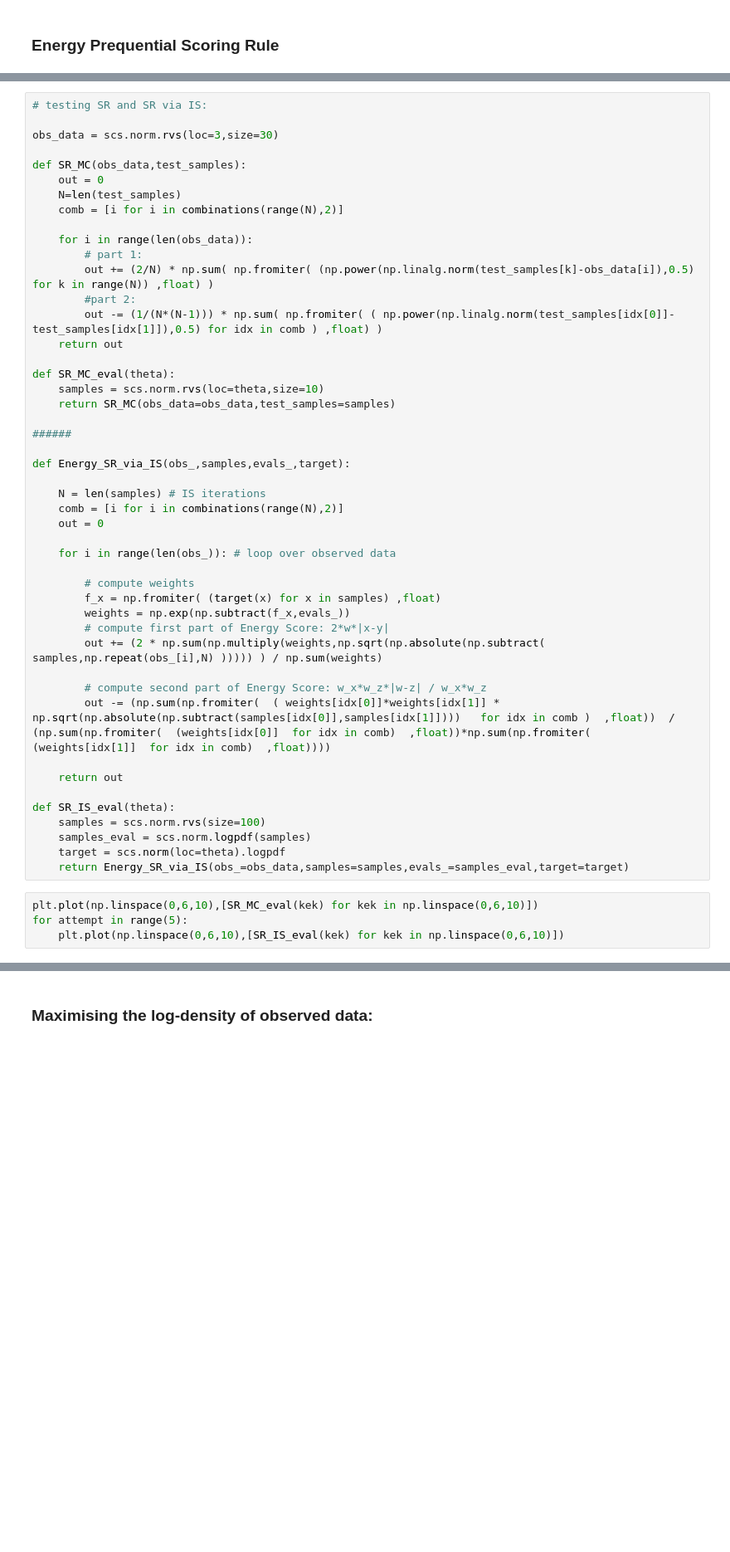
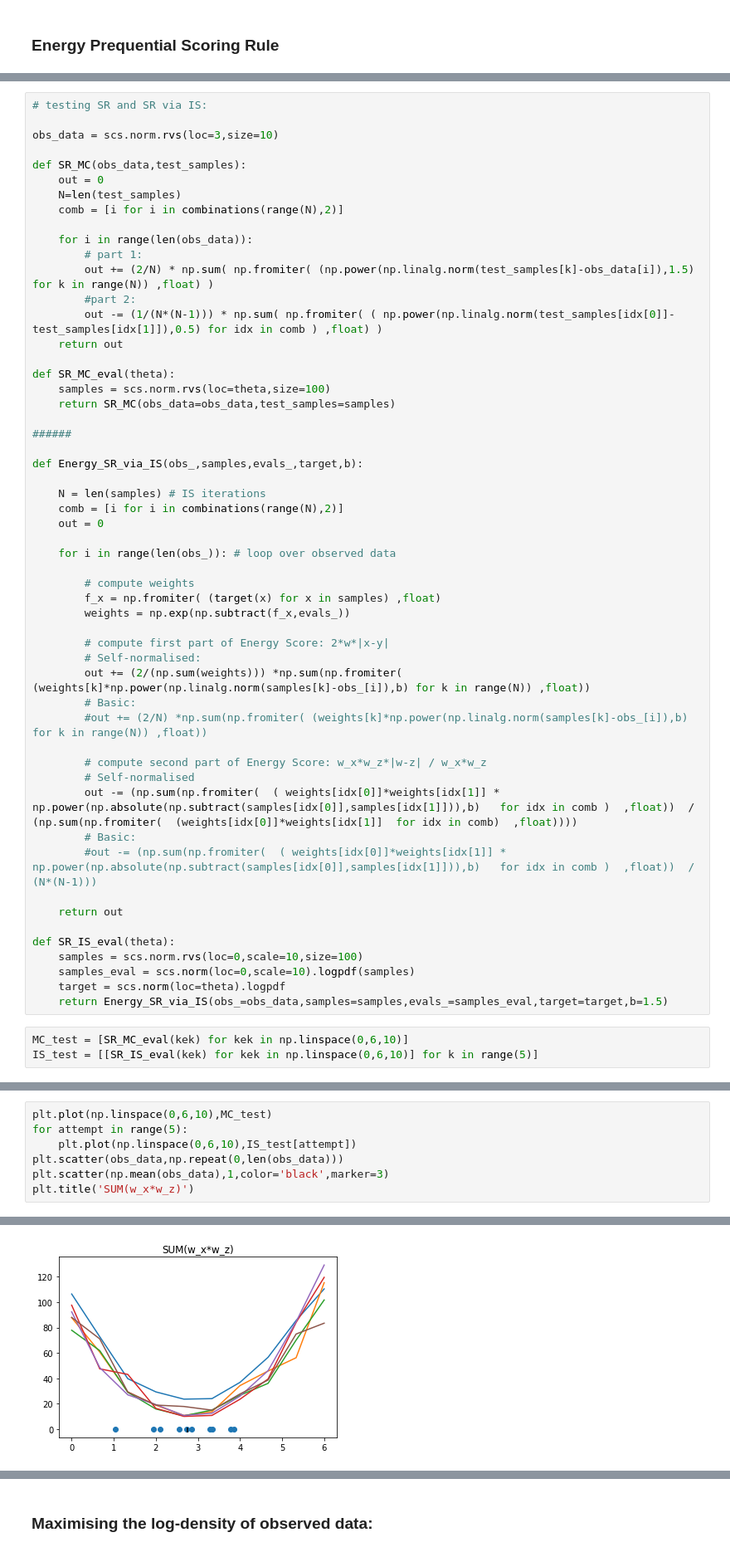
Before and after one commit to Huk-David/RSS-Discussion-paper-Martingale-Posterior-Distributions, a Jupyter notebook: Prequential Copulas - Code/Discussion paper - Notebook.ipynb, the cells around one changed output, grey strips where cells are left out. Shown at 83% size. Saved outputs shown, nothing was run; the diff lists cells and outputs as text; blank space fills up the shorter version.

```diff
--- a/Prequential Copulas - Code/Discussion paper - Notebook.ipynb
+++ b/Prequential Copulas - Code/Discussion paper - Notebook.ipynb
@@ -279,7 +281,7 @@ for attempt in range(10):
 # %%
 # testing SR and SR via IS:
 
-obs_data = scs.norm.rvs(loc=3,size=30)
+obs_data = scs.norm.rvs(loc=3,size=10)
 
 def SR_MC(obs_data,test_samples):
     out = 0
@@ -288,18 +290,18 @@ def SR_MC(obs_data,test_samples):
 
     for i in range(len(obs_data)):
         # part 1:
-        out += (2/N) * np.sum( np.fromiter( (np.power(np.linalg.norm(test_samples[k]-obs_data[i]),0.5) for k in range(N)) ,float) )
+        out += (2/N) * np.sum( np.fromiter( (np.power(np.linalg.norm(test_samples[k]-obs_data[i]),1.5) for k in range(N)) ,float) )
         #part 2:
         out -= (1/(N*(N-1))) * np.sum( np.fromiter( ( np.power(np.linalg.norm(test_samples[idx[0]]-test_samples[idx[1]]),0.5) for idx in comb ) ,float) )
     return out
 
 def SR_MC_eval(theta):
-    samples = scs.norm.rvs(loc=theta,size=10)
+    samples = scs.norm.rvs(loc=theta,size=100)
     return SR_MC(obs_data=obs_data,test_samples=samples)
 
 ######
 
-def Energy_SR_via_IS(obs_,samples,evals_,target):
+def Energy_SR_via_IS(obs_,samples,evals_,target,b):
 
     N = len(samples) # IS iterations
     comb = [i for i in combinations(range(N),2)]
@@ -310,20 +312,26 @@ def Energy_SR_via_IS(obs_,samples,evals_,target):
         # compute weights
         f_x = np.fromiter( (target(x) for x in samples) ,float)
         weights = np.exp(np.subtract(f_x,evals_))
+
         # compute first part of Energy Score: 2*w*|x-y|
-        out += (2 * np.sum(np.multiply(weights,np.sqrt(np.absolute(np.subtract( samples,np.repeat(obs_[i],N) ))))) ) / np.sum(weights)
+        # Self-normalised:
+        out += (2/(np.sum(weights))) *np.sum(np.fromiter( (weights[k]*np.power(np.linalg.norm(samples[k]-obs_[i]),b) for k in range(N)) ,float))
+        # Basic:
+        #out += (2/N) *np.sum(np.fromiter( (weights[k]*np.power(np.linalg.norm(samples[k]-obs_[i]),b) for k in range(N)) ,float))
 
         # compute second part of Energy Score: w_x*w_z*|w-z| / w_x*w_z
-        out -= (np.sum(np.fromiter(  ( weights[idx[0]]*weights[idx[1]] * np.sqrt(np.absolute(np.subtract(samples[idx[0]],samples[idx[1]])))   for idx in comb )  ,float))  /  (np.sum(np.fromiter(  (weights[idx[0]]  for idx in comb)  ,float))*np.sum(np.fromiter(  (weights[idx[1]]  for idx in comb)  ,float))))
+        # Self-normalised
+        out -= (np.sum(np.fromiter(  ( weights[idx[0]]*weights[idx[1]] * np.power(np.absolute(np.subtract(samples[idx[0]],samples[idx[1]])),b)   for idx in comb )  ,float))  /  (np.sum(np.fromiter(  (weights[idx[0]]*weights[idx[1]]  for idx in comb)  ,float))))
+        # Basic:
+        #out -= (np.sum(np.fromiter(  ( weights[idx[0]]*weights[idx[1]] * np.power(np.absolute(np.subtract(samples[idx[0]],samples[idx[1]])),b)   for idx in comb )  ,float))  /  (N*(N-1)))
 
     return out
 
 def SR_IS_eval(theta):
-    samples = scs.norm.rvs(size=100)
-    samples_eval = scs.norm.logpdf(samples)
+    samples = scs.norm.rvs(loc=0,scale=10,size=100)
+    samples_eval = scs.norm(loc=0,scale=10).logpdf(samples)
     target = scs.norm(loc=theta).logpdf
-    return Energy_SR_via_IS(obs_=obs_data,samples=samples,evals_=samples_eval,target=target)
+    return Energy_SR_via_IS(obs_=obs_data,samples=samples,evals_=samples_eval,target=target,b=1.5)
 # %%
-plt.plot(np.linspace(0,6,10),[SR_MC_eval(kek) for kek in np.linspace(0,6,10)])
-for attempt in range(5):
-    plt.plot(np.linspace(0,6,10),[SR_IS_eval(kek) for kek in np.linspace(0,6,10)])
+MC_test = [SR_MC_eval(kek) for kek in np.linspace(0,6,10)]
+IS_test = [[SR_IS_eval(kek) for kek in np.linspace(0,6,10)] for k in range(5)]
@@ -331,0 +338,8 @@ for attempt in range(5):
+# %%
+plt.plot(np.linspace(0,6,10),MC_test)
+for attempt in range(5):
+    plt.plot(np.linspace(0,6,10),IS_test[attempt])
+plt.scatter(obs_data,np.repeat(0,len(obs_data)))
+plt.scatter(np.mean(obs_data),1,color='black',marker=3)
+plt.title('SUM(w_x*w_z)')
+# %% [output]
@@ -331,0 +347 @@ for attempt in range(5):
+[figure, added]
```
Also changed, not shown: parts of 12 cells of this notebook.
